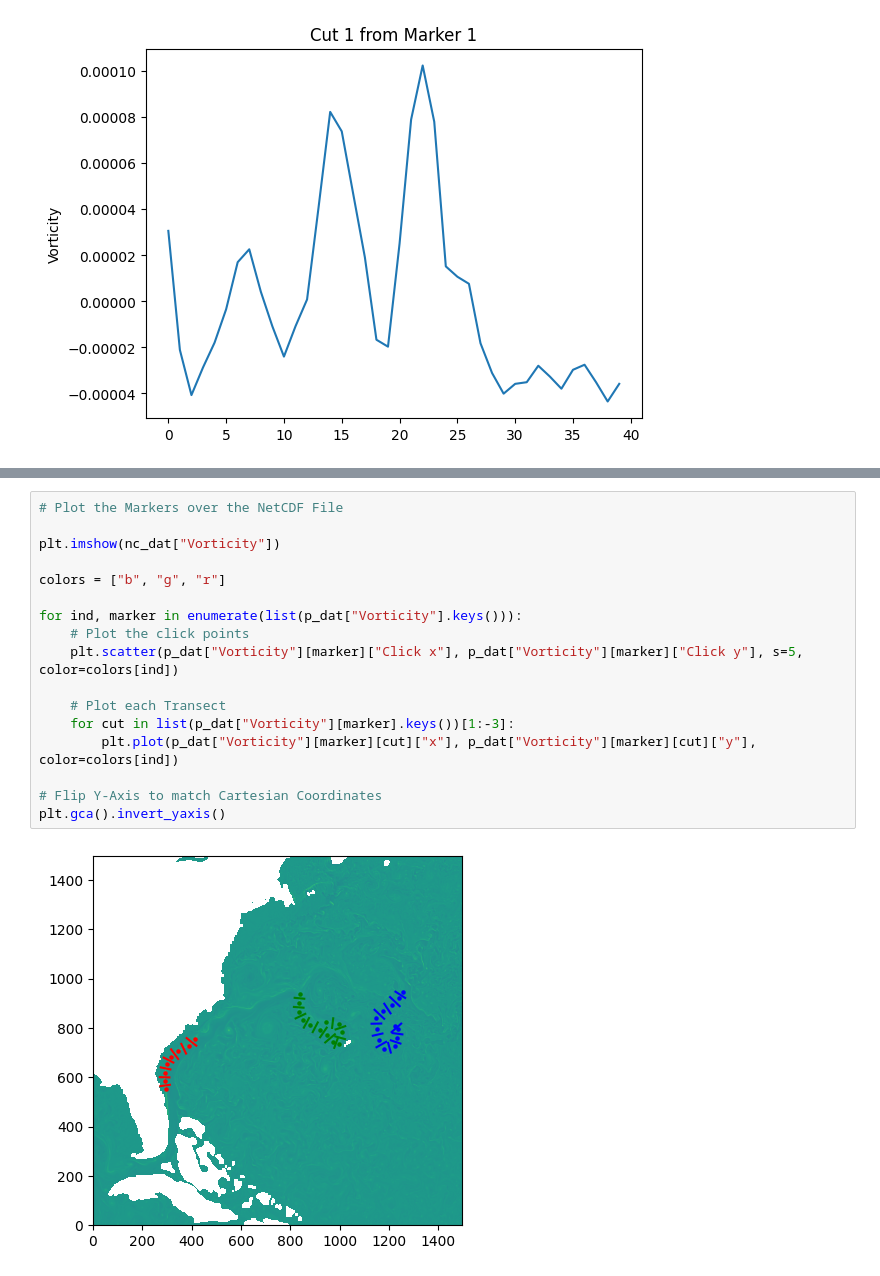
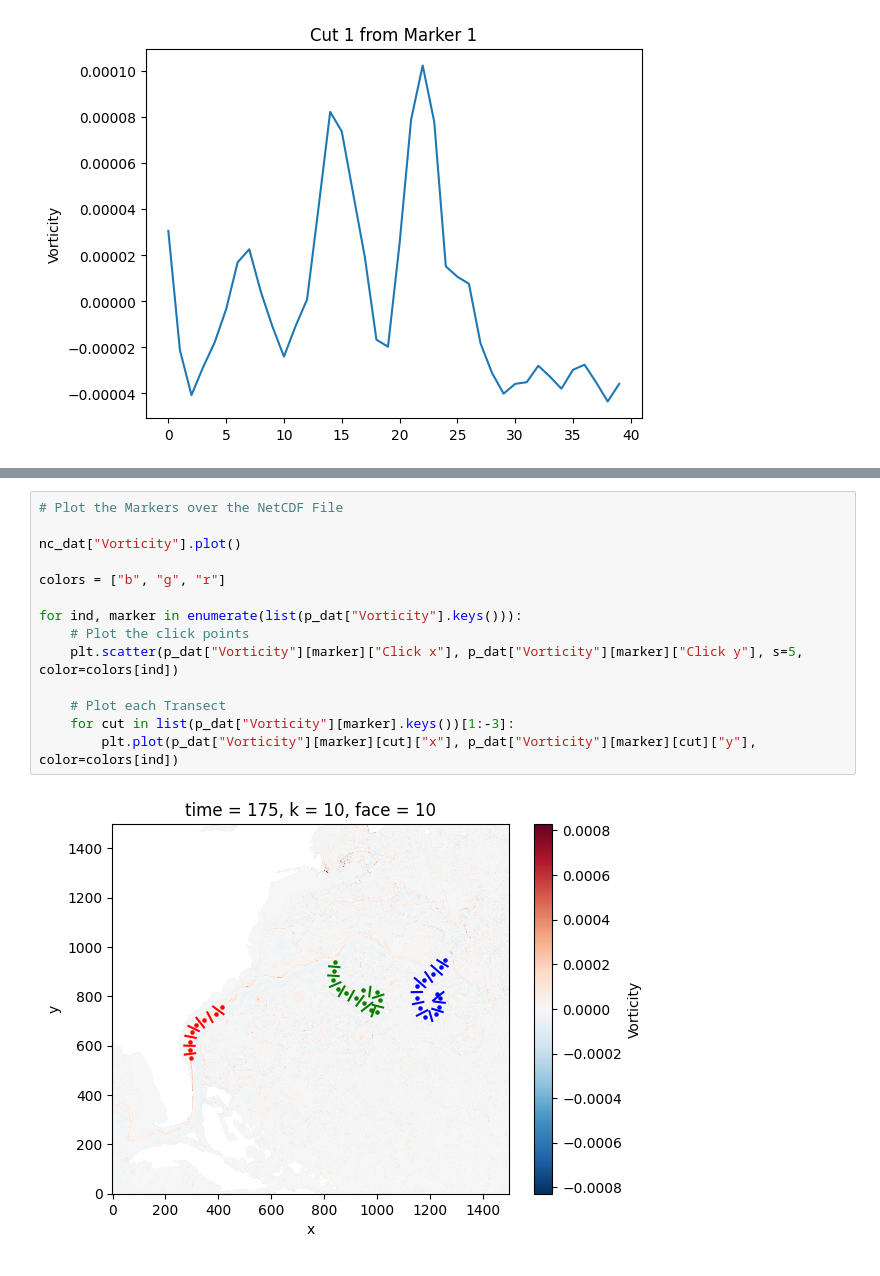
Before and after one commit to rchartra/NcCut, a Jupyter notebook: docs/source/_media/NcCut_Example.ipynb, the cells around one changed output, grey strips where cells are left out. Saved outputs shown, nothing was run; the diff lists cells and outputs as text.

```diff
--- a/docs/source/_media/NcCut_Example.ipynb
+++ b/docs/source/_media/NcCut_Example.ipynb
@@ -59,19 +59,16 @@ Data variables:
 # %%
 # Plot the Markers over the NetCDF File
 
-plt.imshow(nc_dat["Vorticity"])
+nc_dat["Vorticity"].plot()
 
 colors = ["b", "g", "r"]
 
 for ind, marker in enumerate(list(p_dat["Vorticity"].keys())):
     # Plot the click points
     plt.scatter(p_dat["Vorticity"][marker]["Click x"], p_dat["Vorticity"][marker]["Click y"], s=5, color=colors[ind])
 
     # Plot each Transect
     for cut in list(p_dat["Vorticity"][marker].keys())[1:-3]:
         plt.plot(p_dat["Vorticity"][marker][cut]["x"], p_dat["Vorticity"][marker][cut]["y"], color=colors[ind])
-
-# Flip Y-Axis to match Cartesian Coordinates
-plt.gca().invert_yaxis()
 # %% [output]
-[figure, old version]
+[figure, new version]
```
Also changed, not shown: 3 other files.
